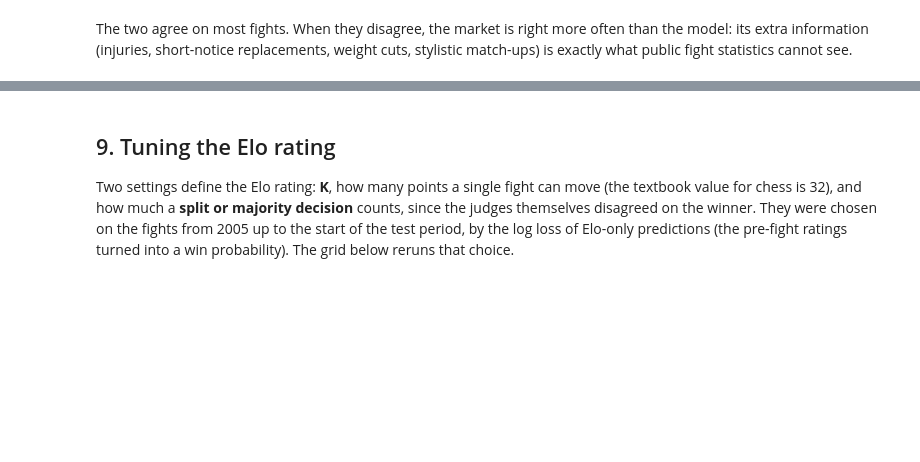
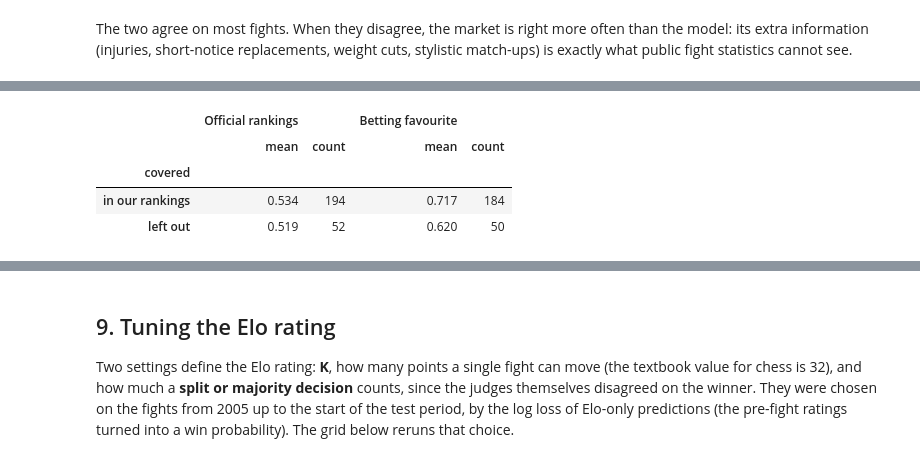
Before and after one commit to tnadiedjoa/Rating-UFC, a Jupyter notebook: notebooks/03_models_and_rankings.ipynb, the cells around one changed output, grey strips where cells are left out. Saved outputs shown, nothing was run; the diff lists cells and outputs as text; code cells hidden in the pictures; blank space fills up the shorter version.

```diff
--- a/notebooks/03_models_and_rankings.ipynb
+++ b/notebooks/03_models_and_rankings.ipynb
@@ -163,0 +191,9 @@ Spearman correlation between the ranks given by each pair of methods, per divisi
+# %%
+picks.groupby(picks['covered'].map({True: 'in our rankings', False: 'left out'}))[
+    ['Official rankings', 'Betting favourite']].agg(['mean', 'count']).round(3)
+# %% [output]
+|  | Official rankings |  | Betting favourite |  |
+|  | mean | count | mean | count |
+| covered |  |  |  |  |
+| in our rankings | 0.534 | 194 | 0.717 | 184 |
+| left out | 0.519 | 52 | 0.620 | 50 |
```
Also changed, not shown: parts of 33 cells of this notebook, 29 other files.
